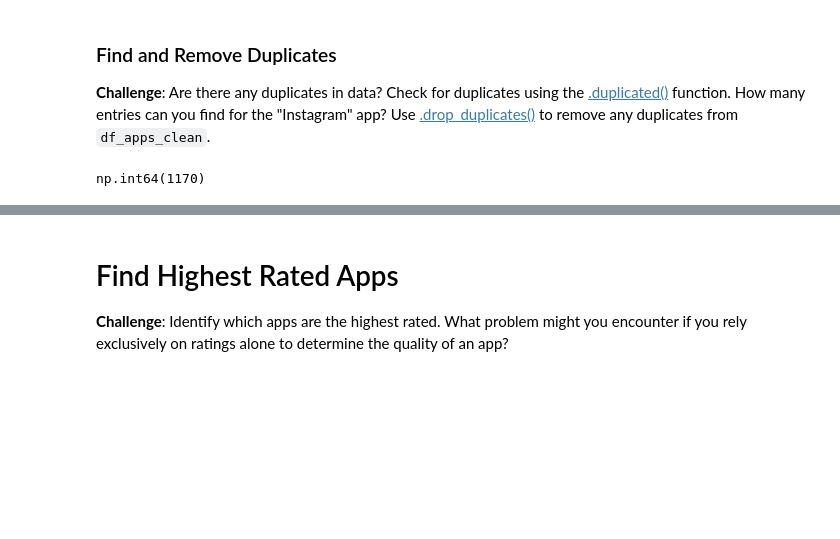
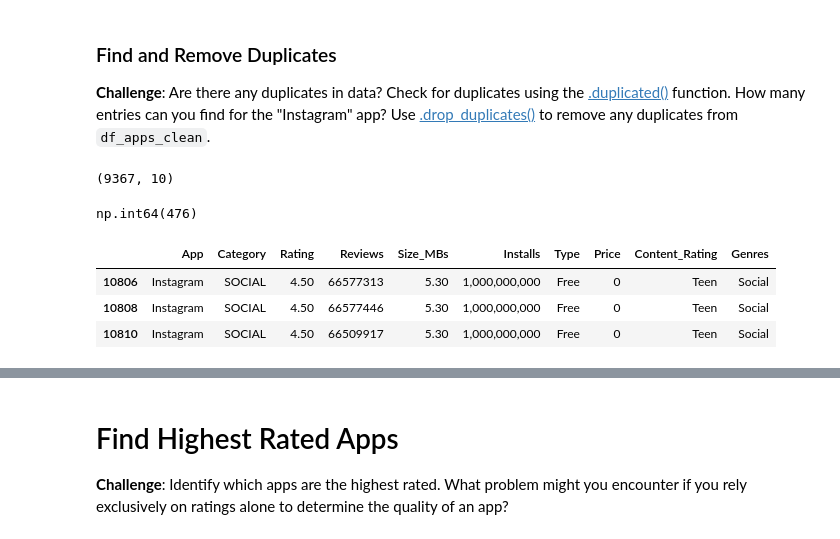
Before and after one commit to AndyRoy04/100DaysOfCode_Python, a Jupyter notebook: Day_76/Google Play Store App Analytics (start).ipynb, the cells around one changed output, grey strips where cells are left out. Drawn from its saved outputs; the diff is of its cells as text; code cells hidden in the pictures; blank space fills up the shorter version.

Commit message:
Cleaning up complete
Cleaning up unnecessary data and duplicates

```diff
--- a/Day_76/Google Play Store App Analytics (start).ipynb
+++ b/Day_76/Google Play Store App Analytics (start).ipynb
@@ -89,8 +89,17 @@ df_apps_clean.tail()
 ### Find and Remove Duplicates
 
 **Challenge**: Are there any duplicates in data? Check for duplicates using the [.duplicated()](https://pandas.pydata.org/pandas-docs/stable/reference/api/pandas.DataFrame.duplicated.html) function. How many entries can you find for the "Instagram" app? Use [.drop_duplicates()](https://pandas.pydata.org/pandas-docs/stable/reference/api/pandas.DataFrame.drop_duplicates.html) to remove any duplicates from `df_apps_clean`.
+# %%
+print(df_apps_clean.shape)
+df_apps_clean.duplicated().sum()
+# %% [output]
+(9367, 10)
+np.int64(476)
 # %%
-df_apps_clean.App.duplicated().sum()
+df_apps_clean[df_apps_clean.App == 'Instagram']
 # %% [output]
-np.int64(1170)
+|  | App | Category | Rating | Reviews | Size_MBs | Installs | Type | Price | Content_Rating | Genres |
+| 10806 | Instagram | SOCIAL | 4.50 | 66577313 | 5.30 | 1,000,000,000 | Free | 0 | Teen | Social |
+| 10808 | Instagram | SOCIAL | 4.50 | 66577446 | 5.30 | 1,000,000,000 | Free | 0 | Teen | Social |
+| 10810 | Instagram | SOCIAL | 4.50 | 66509917 | 5.30 | 1,000,000,000 | Free | 0 | Teen | Social |
 # %%
```
Also changed, not shown: parts of 2 cells of this notebook.
